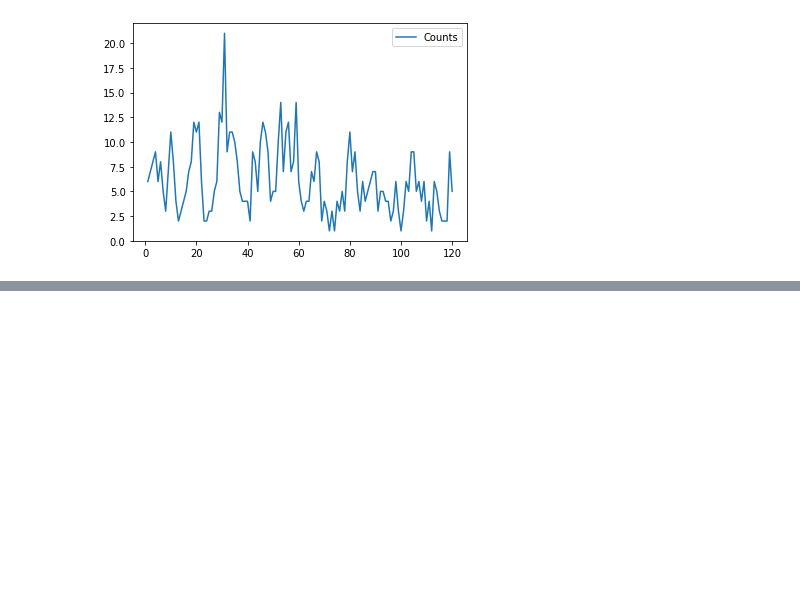
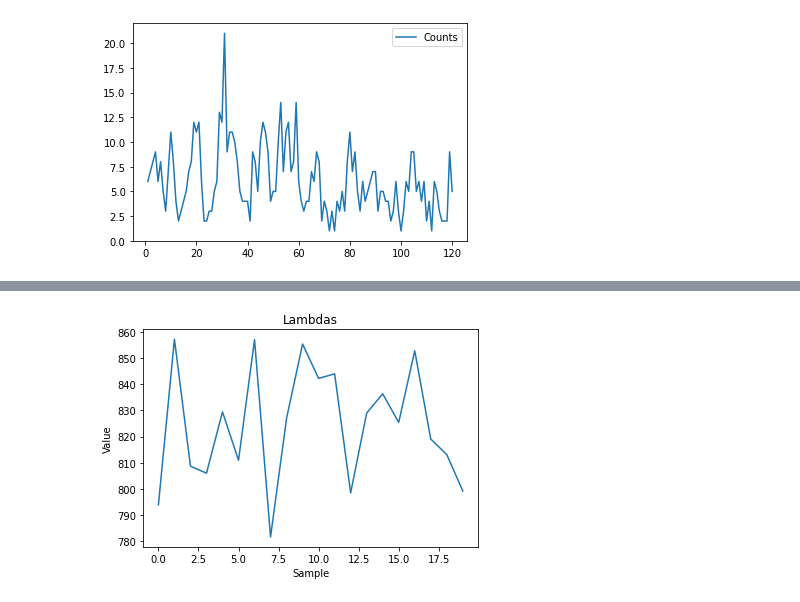
Before and after one commit to Jbrich95/INARMA_RJMCMC_py, a Jupyter notebook: Application.ipynb, the cells around one changed output, grey strips where cells are left out. Cells and saved outputs as stored; diff of their text form; code cells hidden in the pictures; blank space fills up the shorter version.

```diff
--- a/Application.ipynb
+++ b/Application.ipynb
@@ -135,0 +82,9 @@ par_sample[0]
+# %%
+# plot lambda
+fig = plt.figure()
+ax = fig.add_subplot(111)
+ax.plot(lams)
+ax.set(title='Lambdas', ylabel='Value', xlabel='Sample')
+plt.show()
+# %% [output]
+[figure, added]
```
Also changed, not shown: parts of 11 cells of this notebook, 2 other files.
